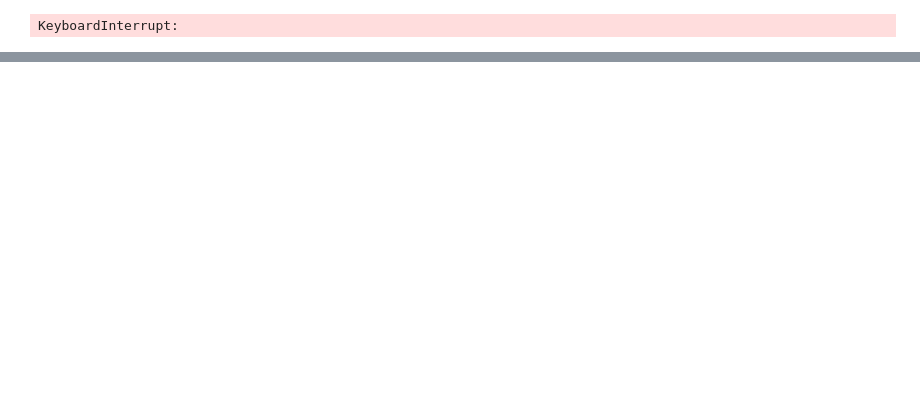
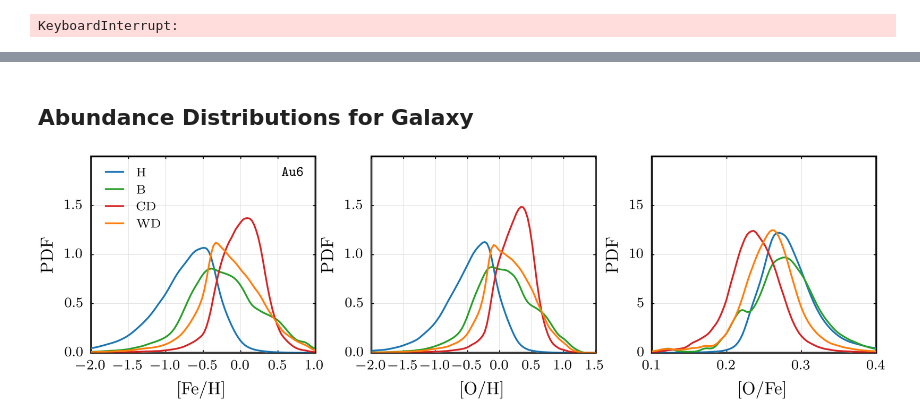
Before and after one commit to ffiza/auriga-metals, a Jupyter notebook: scripts/Abundance Distribution.ipynb, the cells around one changed output, grey strips where cells are left out. Drawn from its saved outputs; the diff is of its cells as text; code cells hidden in the pictures; blank space fills up the shorter version.

Commit message:
Add new test image.

```diff
--- a/scripts/Abundance Distribution.ipynb
+++ b/scripts/Abundance Distribution.ipynb
@@ -517,3 +521,5 @@ plot_distribution_for_sample(
+# %%
+CONFIG = yaml.safe_load(open(f"../configs/{CONFIG_FILE}.yml"))
 # %%
 def read_data_many(simulation: str, abundances: list, config: dict) -> tuple:
     settings = Settings()
@@ -537,9 +543,48 @@ def read_data_many(simulation: str, abundances: list, config: dict) -> tuple:
             f"{of}/{to}"][is_real_star & is_main_obj]
     data["RegionTag"] = s.region_tag[is_real_star & is_main_obj]
     data["StellarAge_Gyr"] = s.stellar_age[is_real_star & is_main_obj]
+    data["zPosition_ckpc"] = s.pos[is_real_star & is_main_obj, 2]
 
     df = pd.DataFrame(data)
     df[~np.isfinite(df)] = np.nan
     df.dropna(inplace=True)
 
     return df
+# %%
+# Save the abundance distributions for each galaxy
+for simulation in SAMPLE:
+    df = read_data_many(simulation, ABUNDANCES, CONFIG)
+    data = {}
+    for j, (of, to) in enumerate(ABUNDANCES):
+        abundance_lim = ABUNDANCES_LIMS[j]
+        pdf_x = np.linspace(abundance_lim[0], abundance_lim[1], 100)
+        data[f"Abundance_[{of}/{to}]"] = pdf_x
+        pdf = gaussian_kde(df[f"[{of}/{to}]"].to_numpy())
+        data[f"PDF_[{of}/{to}]_All"] = pdf(pdf_x)
+        for i, c in enumerate(settings.components):
+            is_region = df["RegionTag"] == i
+            pdf = gaussian_kde(df[f"[{of}/{to}]"][is_region].to_numpy())
+            data[f"PDF_[{of}/{to}]_{c}"] = pdf(pdf_x)
+    data = pd.DataFrame(data)
+    data.to_csv(f"../results/{'_'.join(simulation.split('_')[:-1])}/"
+                f"stellar_abundance_distribution.csv", index=False)
+# %%
+# Print the difference in the abundace distribution
+# max values between each galaxy and Au6
+target = pd.read_csv(f"../results/au6_or_l4/"
+                     f"stellar_abundance_distribution.csv")
+for simulation in SAMPLE:
+    print(f"\n{simulation}")
+    data = pd.read_csv(f"../results/{'_'.join(simulation.split('_')[:-1])}/"
+                       f"stellar_abundance_distribution.csv")
+    for of, to in ABUNDANCES:
+        target_abundance = target[f'Abundance_[{of}/{to}]'][
+            np.argmax(target[f"PDF_[{of}/{to}]_B"])]
+        abundance = data[f'Abundance_[{of}/{to}]'][
+            np.argmax(data[f"PDF_[{of}/{to}]_B"])]
+        print(f"\t[{of}/{to}]: "
+              f"{np.abs(np.round(100 * np.abs(
+                abundance - target_abundance) / target_abundance, 2))}   ",
+              end="")
+# %% [markdown]
+## Abundance Distributions for Galaxy
@@ -545,0 +652,6 @@ def read_data_many(simulation: str, abundances: list, config: dict) -> tuple:
+# %%
+_ = plot_abundances_distribution_for_galaxy(
+    simulation="au6_or_l4_s127",
+    config_file="02")
+# %% [output]
+[figure, added]
```
Also changed, not shown: parts of 13 cells of this notebook, 1 other file.
